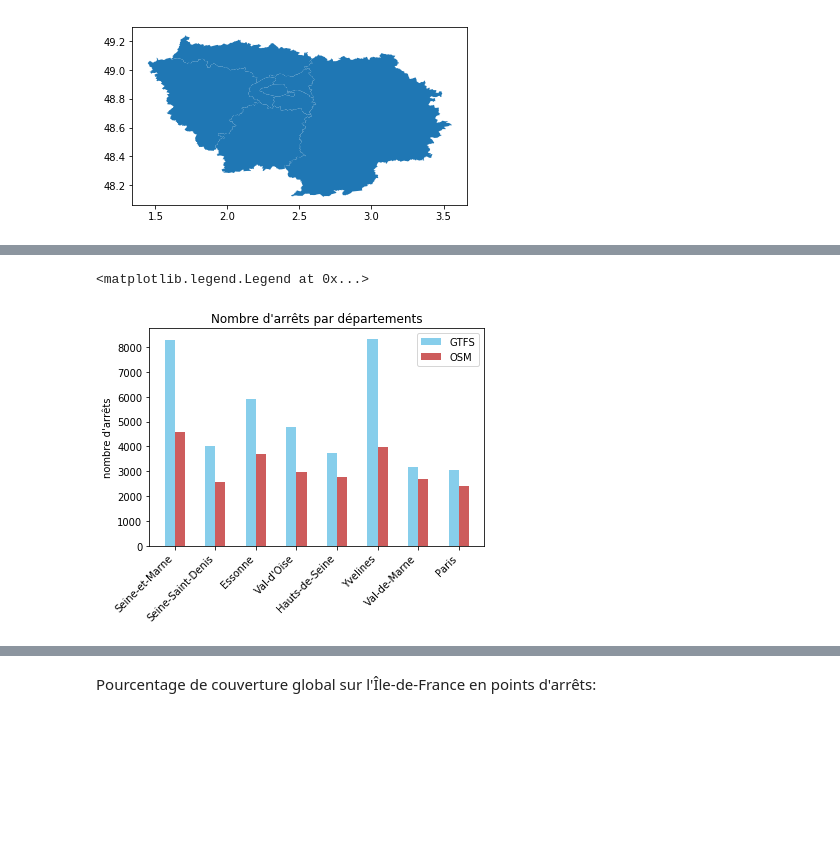
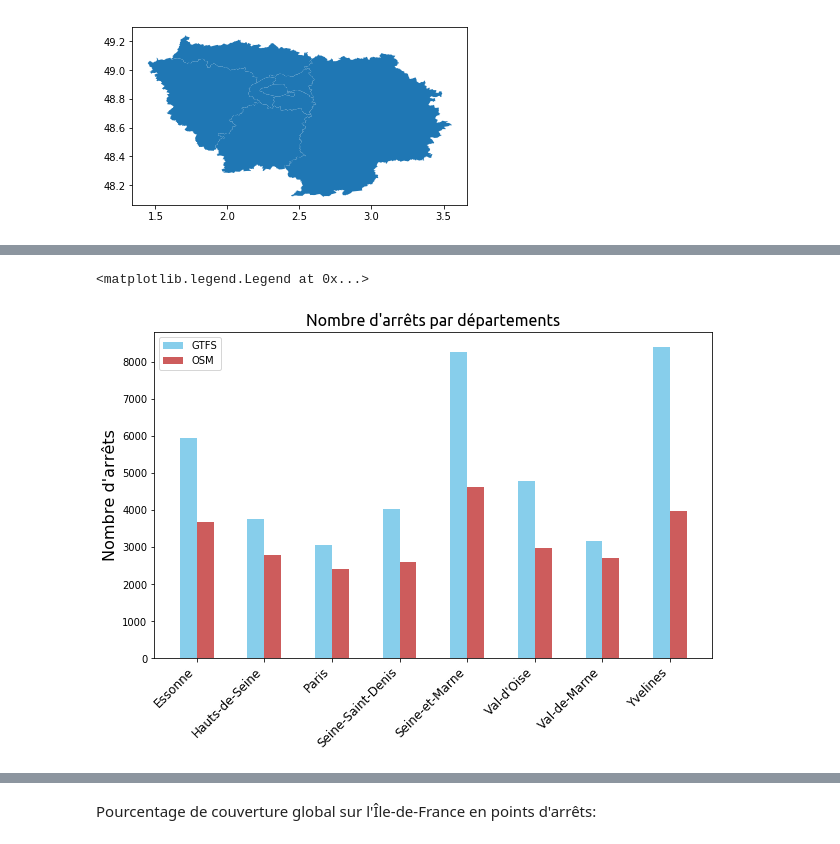
Before and after one commit to Jungle-Bus/ref-fr-STIF, a Jupyter notebook: audit_routepoints/idf_audit.ipynb, the cells around one changed output, grey strips where cells are left out. Cells and saved outputs as stored; diff of their text form; code cells hidden in the pictures; blank space fills up the shorter version.

Commit message:
update charts and contaned numbers

```diff
--- a/audit_routepoints/idf_audit.ipynb
+++ b/audit_routepoints/idf_audit.ipynb
@@ -59,7 +59,7 @@ zones_with_stoppoints_count.drop('name_right', axis=1, inplace=True)
 
 #on calcule le pourcentage de couverture d'OSM par rapport à l'officiel
 zones_with_stoppoints_count["couverture_stoppoints_osm"] = zones_with_stoppoints_count["nb_stoppoints_osm"] * 100.0 / zones_with_stoppoints_count["nb_stoppoints_officiel"]
-
+zones_with_stoppoints_count = zones_with_stoppoints_count.sort_values("name").reset_index().drop("index", axis=1)
 zones_with_stoppoints_count
 # %% [output]
 |  | name | geometry | nb_stoppoints_officiel | nb_stoppoints_osm | couverture_stoppoints_osm |
@@ -74,21 +74,26 @@ zones_with_stoppoints_count
 # %%
 #histogramme de la couverture en pourcentage par département
+mpl.rcParams.update(inline_rc) # reset du style
+
 width = 0.25  # the width of the bars
 ind = np.arange(zones.shape[0])
-fig, ax = plt.subplots()
+fig, ax = plt.subplots(figsize=(10, 6))
 rects1 = ax.bar(ind - width/2, zones_with_stoppoints_count["nb_stoppoints_officiel"],
                 width, color='SkyBlue', label='GTFS')
 rects2 = ax.bar(ind + width/2, zones_with_stoppoints_count["nb_stoppoints_osm"],
                 width, color='IndianRed', label='OSM')
 # Add some text for labels, title and custom x-axis tick labels, etc.
-ax.set_ylabel('nombre d\'arrêts')
-ax.set_title('Nombre d\'arrêts par départements')
+ax.set_title('Nombre d\'arrêts par départements',
+             fontname='Ubuntu', fontsize=16,
+             fontstyle='normal', fontweight='normal')
+ax.set_ylabel('Nombre d\'arrêts', fontsize=16)
+
 ax.set_xticks(ind)
-ax.set_xticklabels(zones_with_stoppoints_count["name"], rotation=45, ha='right')
+ax.set_xticklabels(zones_with_stoppoints_count["name"], rotation=45, ha='right', fontsize=12)
 ax.legend()
 # %% [output]
 <matplotlib.legend.Legend at 0x...>
-[figure, old version]
+[figure, new version]
 # %%
 m = folium.Map([48.8566, 2.3429], zoom_start=9, tiles="OpenStreetMap")
 m.choropleth(geo_data=zones_with_stoppoints_count, data=zones_with_stoppoints_count, columns=['name', 'couverture_stoppoints_osm'],
```
Also changed, not shown: parts of 21 cells of this notebook, 4 other files.
